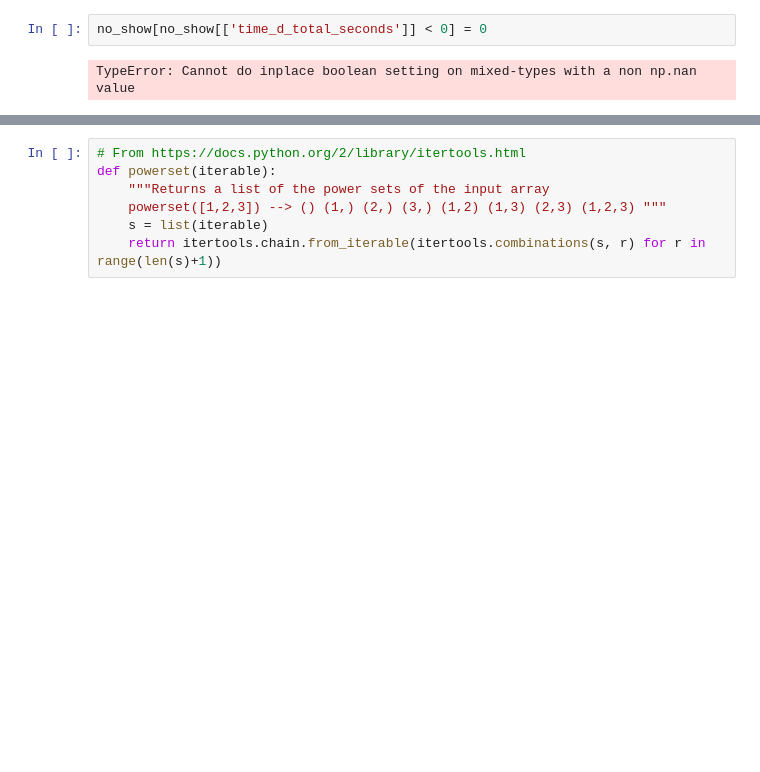
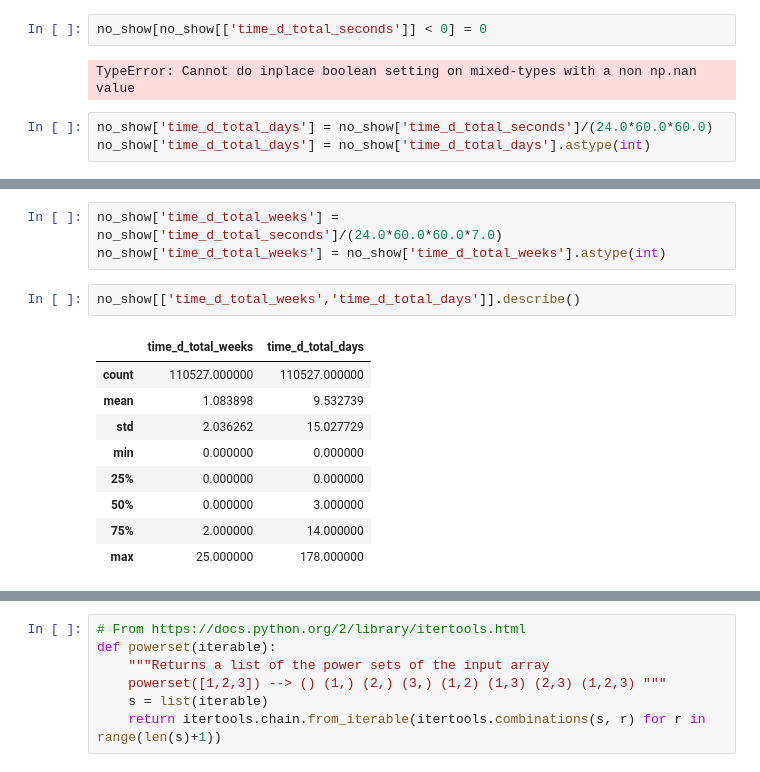
Before and after one commit to gadamc/arrived_ds, a Jupyter notebook: kaggle-sklearn-andrew.ipynb, the cells around one changed output, grey strips where cells are left out. Cells and saved outputs as stored; diff of their text form; blank space fills up the shorter version.

```diff
--- a/kaggle-sklearn-andrew.ipynb
+++ b/kaggle-sklearn-andrew.ipynb
@@ -74,3 +84,6 @@ no_show.describe()
 no_show[no_show[['time_d_total_seconds']] < 0] = 0
 # %% [output]
 TypeError: Cannot do inplace boolean setting on mixed-types with a non np.nan value
+# %%
+no_show['time_d_total_days'] = no_show['time_d_total_seconds']/(24.0*60.0*60.0)
+no_show['time_d_total_days'] = no_show['time_d_total_days'].astype(int)
@@ -76,0 +101,15 @@ TypeError: Cannot do inplace boolean setting on mixed-types with a non np.nan va
+# %%
+no_show['time_d_total_weeks'] = no_show['time_d_total_seconds']/(24.0*60.0*60.0*7.0)
+no_show['time_d_total_weeks'] = no_show['time_d_total_weeks'].astype(int)
+# %%
+no_show[['time_d_total_weeks','time_d_total_days']].describe()
+# %% [output]
+|  | time_d_total_weeks | time_d_total_days |
+| count | 110527.000000 | 110527.000000 |
+| mean | 1.083898 | 9.532739 |
+| std | 2.036262 | 15.027729 |
+| min | 0.000000 | 0.000000 |
+| 25% | 0.000000 | 0.000000 |
+| 50% | 0.000000 | 3.000000 |
+| 75% | 2.000000 | 14.000000 |
+| max | 25.000000 | 178.000000 |
```
Also changed, not shown: parts of 20 cells of this notebook, 4 other files.
